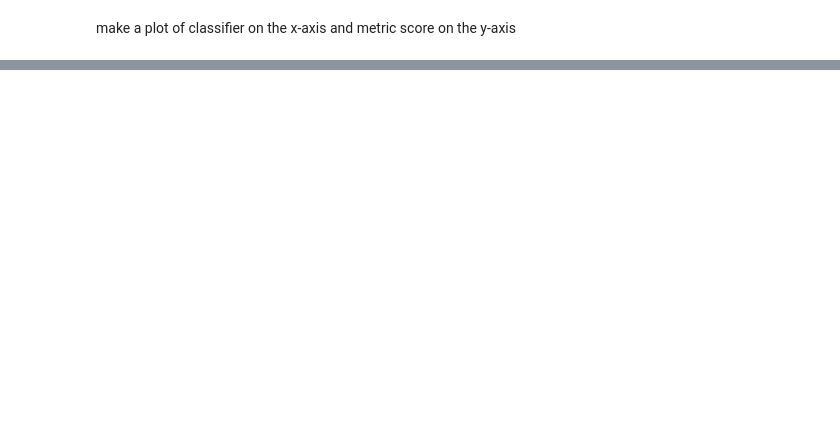
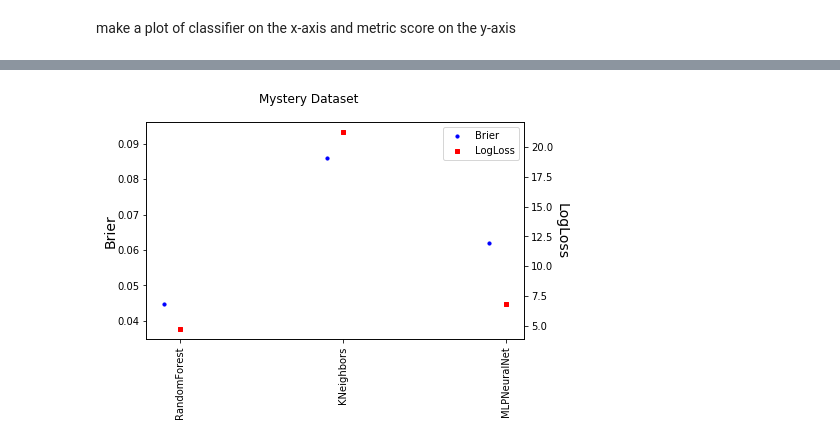
Before and after one commit to aimalz/proclam, a Jupyter notebook: metrics_evaluation.ipynb, the cells around one changed output, grey strips where cells are left out. Saved outputs shown, nothing was run; the diff lists cells and outputs as text; code cells hidden in the pictures; blank space fills up the shorter version.

```diff
--- a/metrics_evaluation.ipynb
+++ b/metrics_evaluation.ipynb
@@ -238,0 +224,4 @@ metric_plot(more_names, metricslist, more_data, markerlist, colors, title='SNPho
+# %%
+metric_plot(names, metricslist, data, markerlist, colors, title='Mystery Dataset', fileloc=dirname+'mysterydata.png')
+# %% [output]
+[figure, added]
```
Also changed, not shown: parts of 22 cells of this notebook, 19 other files.
